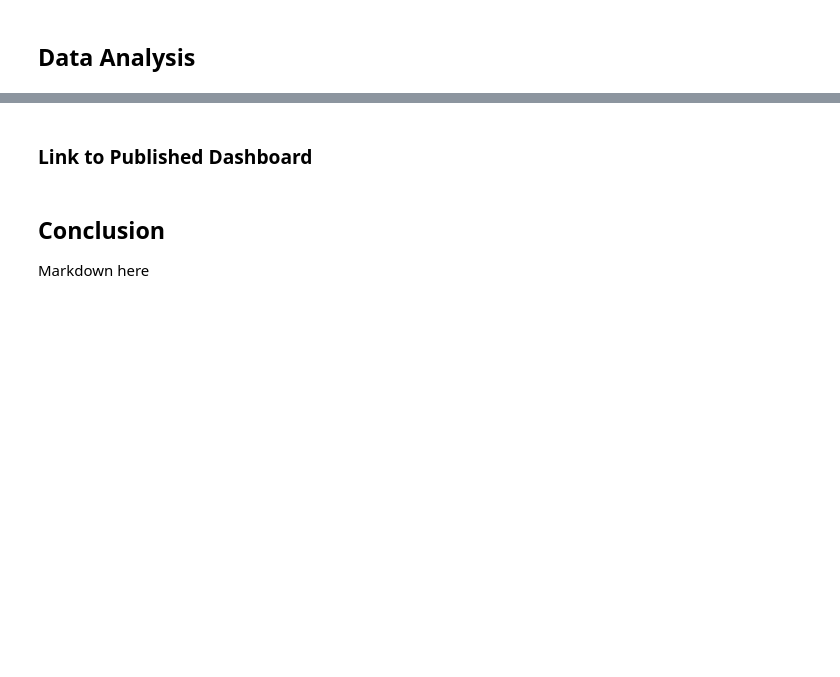
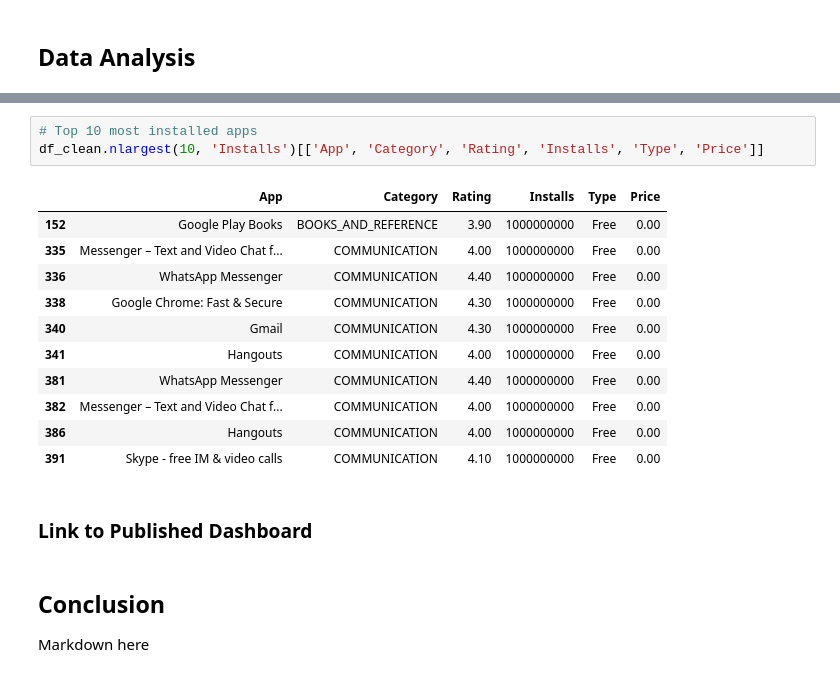
Before and after one commit to PKMDroid/playstore-app-analysis, a Jupyter notebook: play_store_analysis.ipynb, the cells around one changed output, grey strips where cells are left out. Saved outputs shown, nothing was run; the diff lists cells and outputs as text; blank space fills up the shorter version.

```diff
--- a/play_store_analysis.ipynb
+++ b/play_store_analysis.ipynb
@@ -222,3 +281,18 @@ None
+# %%
+# Top 10 most installed apps
+df_clean.nlargest(10, 'Installs')[['App', 'Category', 'Rating', 'Installs', 'Type', 'Price']]
+# %% [output]
+|  | App | Category | Rating | Installs | Type | Price |
+| 152 | Google Play Books | BOOKS_AND_REFERENCE | 3.90 | 1000000000 | Free | 0.00 |
+| 335 | Messenger – Text and Video Chat f... | COMMUNICATION | 4.00 | 1000000000 | Free | 0.00 |
+| 336 | WhatsApp Messenger | COMMUNICATION | 4.40 | 1000000000 | Free | 0.00 |
+| 338 | Google Chrome: Fast & Secure | COMMUNICATION | 4.30 | 1000000000 | Free | 0.00 |
+| 340 | Gmail | COMMUNICATION | 4.30 | 1000000000 | Free | 0.00 |
+| 341 | Hangouts | COMMUNICATION | 4.00 | 1000000000 | Free | 0.00 |
+| 381 | WhatsApp Messenger | COMMUNICATION | 4.40 | 1000000000 | Free | 0.00 |
+| 382 | Messenger – Text and Video Chat f... | COMMUNICATION | 4.00 | 1000000000 | Free | 0.00 |
+| 386 | Hangouts | COMMUNICATION | 4.00 | 1000000000 | Free | 0.00 |
+| 391 | Skype - free IM & video calls | COMMUNICATION | 4.10 | 1000000000 | Free | 0.00 |
 # %% [markdown]
 ### Link to Published Dashboard
 # %% [markdown]
```
Also changed, not shown: parts of 9 cells of this notebook, 1 other file.
